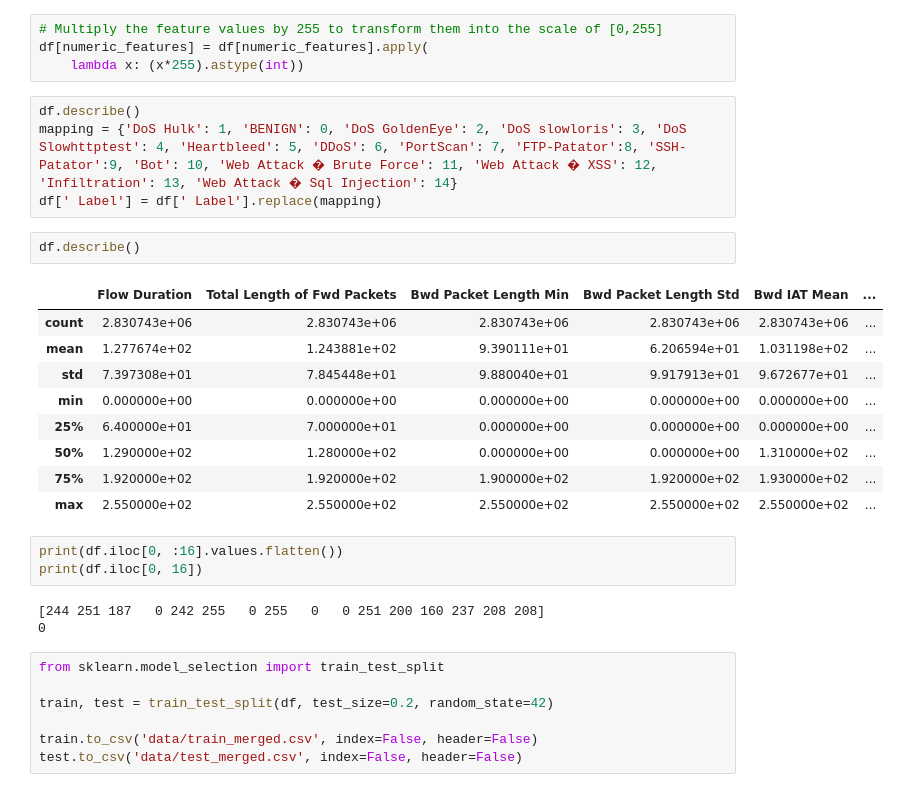
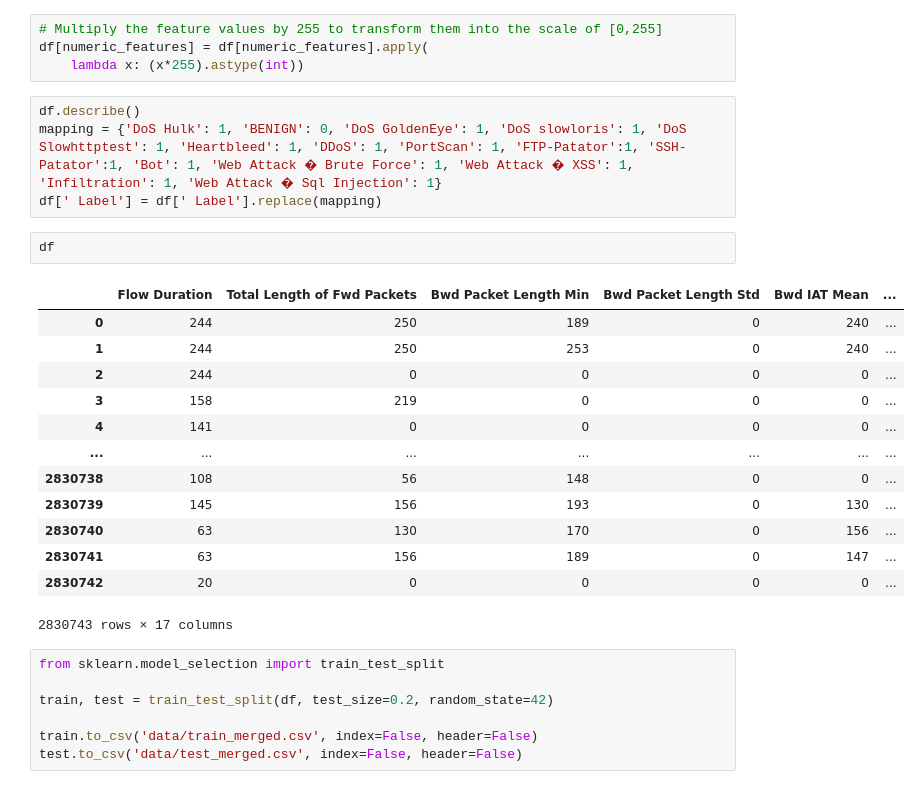
Before and after one commit to johmyzhang/BNN-NIDS, a Jupyter notebook: data_preparation.ipynb, the cells around one changed output. Cells and saved outputs as stored; diff of their text form.

```diff
--- a/data_preparation.ipynb
+++ b/data_preparation.ipynb
@@ -113,26 +113,24 @@ df[numeric_features] = df[numeric_features].apply(
     lambda x: (x*255).astype(int))
 # %%
 df.describe()
-mapping = {'DoS Hulk': 1, 'BENIGN': 0, 'DoS GoldenEye': 2, 'DoS slowloris': 3, 'DoS Slowhttptest': 4, 'Heartbleed': 5, 'DDoS': 6, 'PortScan': 7, 'FTP-Patator':8, 'SSH-Patator':9, 'Bot': 10, 'Web Attack � Brute Force': 11, 'Web Attack � XSS': 12, 'Infiltration': 13, 'Web Attack � Sql Injection': 14}
+mapping = {'DoS Hulk': 1, 'BENIGN': 0, 'DoS GoldenEye': 1, 'DoS slowloris': 1, 'DoS Slowhttptest': 1, 'Heartbleed': 1, 'DDoS': 1, 'PortScan': 1, 'FTP-Patator':1, 'SSH-Patator':1, 'Bot': 1, 'Web Attack � Brute Force': 1, 'Web Attack � XSS': 1, 'Infiltration': 1, 'Web Attack � Sql Injection': 1}
 df[' Label'] = df[' Label'].replace(mapping)
 # %%
-df.describe()
+df
 # %% [output]
 |  | Flow Duration | Total Length of Fwd Packets | Bwd Packet Length Min | Bwd Packet Length Std | Bwd IAT Mean | ... |
-| count | 2.830743e+06 | 2.830743e+06 | 2.830743e+06 | 2.830743e+06 | 2.830743e+06 | ... |
-| mean | 1.277674e+02 | 1.243881e+02 | 9.390111e+01 | 6.206594e+01 | 1.031198e+02 | ... |
-| std | 7.397308e+01 | 7.845448e+01 | 9.880040e+01 | 9.917913e+01 | 9.672677e+01 | ... |
-| min | 0.000000e+00 | 0.000000e+00 | 0.000000e+00 | 0.000000e+00 | 0.000000e+00 | ... |
-| 25% | 6.400000e+01 | 7.000000e+01 | 0.000000e+00 | 0.000000e+00 | 0.000000e+00 | ... |
-| 50% | 1.290000e+02 | 1.280000e+02 | 0.000000e+00 | 0.000000e+00 | 1.310000e+02 | ... |
-| 75% | 1.920000e+02 | 1.920000e+02 | 1.900000e+02 | 1.920000e+02 | 1.930000e+02 | ... |
-| max | 2.550000e+02 | 2.550000e+02 | 2.550000e+02 | 2.550000e+02 | 2.550000e+02 | ... |
+| 0 | 244 | 250 | 189 | 0 | 240 | ... |
+| 1 | 244 | 250 | 253 | 0 | 240 | ... |
+| 2 | 244 | 0 | 0 | 0 | 0 | ... |
+| 3 | 158 | 219 | 0 | 0 | 0 | ... |
+| 4 | 141 | 0 | 0 | 0 | 0 | ... |
+| ... | ... | ... | ... | ... | ... | ... |
+| 2830738 | 108 | 56 | 148 | 0 | 0 | ... |
+| 2830739 | 145 | 156 | 193 | 0 | 130 | ... |
+| 2830740 | 63 | 130 | 170 | 0 | 156 | ... |
+| 2830741 | 63 | 156 | 189 | 0 | 147 | ... |
+| 2830742 | 20 | 0 | 0 | 0 | 0 | ... |
+2830743 rows × 17 columns
-# %%
-print(df.iloc[0, :16].values.flatten())
-print(df.iloc[0, 16])
-# %% [output]
-[244 251 187   0 242 255   0 255   0   0 251 200 160 237 208 208]
-0
 # %%
 from sklearn.model_selection import train_test_split
 
```
Also changed, not shown: parts of 1 cell of this notebook, 1 other file.
